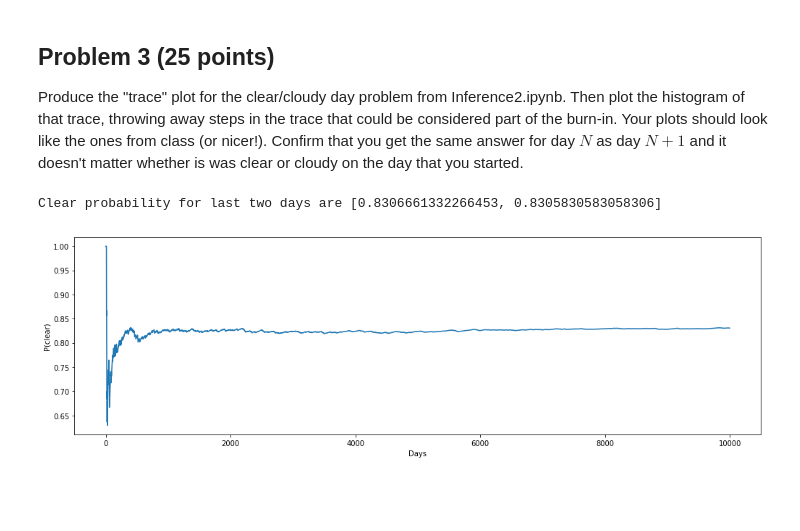
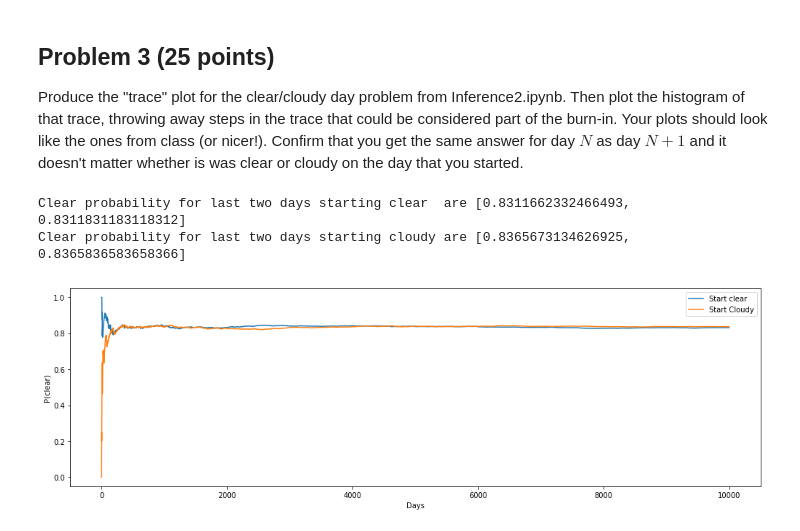
Before and after one commit to PHYST480/homeworks-pranphy, a Jupyter notebook: PHYST480-F18-HW2-PrakashGautam.ipynb, the cells around one changed output. Drawn from its saved outputs; the diff is of its cells as text; code cells hidden in the pictures; blank space fills up the shorter version.

```diff
--- a/PHYST480-F18-HW2-PrakashGautam.ipynb
+++ b/PHYST480-F18-HW2-PrakashGautam.ipynb
@@ -67,45 +72,3 @@ Produce the "trace" plot for the clear/cloudy day problem from Inference2.ipynb.
 class Weather(Enum):
     CLOUDY = 0
     CLEAR  = 1
-# %%
-start_with =  Weather.CLEAR
-weather_progression = [start_with] # first day of weather
-
-total_days = 10_000
-
-for day in range(total_days):
-    toss = np.random.random(1)
-    # last value of the weather_progression is today's predicted yesterday
-    today = weather_progression[-1]
-    tomorrow = None # We don't know tomorrow's weather yet, lets find out
-
-    # tomorrow will be cloudy if and only if
-    # i)  today is clear and toss gives < 0.1 or
-    # ii) today is cloudy and toss gives < 0.5
-    # tomorrow = Weather.CLOUDY if (today == Weather.CLEAR and toss < 0.1) or (today == Weather.CLOUDY and toss < 0.5) else Weather.CLEAR
-    # Lets write extended if else for clarity
-
-    if today == Weather.CLOUDY:
-        if toss <= 0.5:
-            tomorrow = Weather.CLEAR
-        else:
-            tomorrow = Weather.CLOUDY
-    elif today == Weather.CLEAR:
-        if toss <=.1:
-            tomorrow = Weather.CLOUDY
-        else:
-            tomorrow = Weather.CLEAR
-
-    weather_progression.append(tomorrow)
-
-# take first x values for weather_progression, count clear days, divide by no of days
-clear_prob = [weather_progression[:x].count(Weather.CLEAR)/x for x in range(1,total_days)]
-print(f'Clear probability for last two days are {clear_prob[-2:]}')
-
-plt.xlabel('Days')
-plt.ylabel('P(clear)')
-plt.plot(clear_prob)
-plt.show()
-# %% [output]
-Clear probability for last two days are [0.8306661332266453, 0.8305830583058306]
-[figure, removed]
@@ -112 +88,24 @@ Clear probability for last two days are [0.8306661332266453, 0.8305830583058306]
+# %%
+predict_days = 10_000
+weather_start_clear = get_weather_progression(start_with=Weather.CLEAR,total_days=predict_days)
+# take first x values for weather_progression, count clear days, divide by no of days
+clear_prob_start_clear = [weather_start_clear[:x].count(Weather.CLEAR)/x for x in range(1,predict_days)]
+
+weather_start_cloudy = get_weather_progression(start_with=Weather.CLOUDY,total_days=predict_days)
+# take first x values for weather_progression, count clear days, divide by no of days
+clear_prob_start_cloudy = [weather_start_cloudy[:x].count(Weather.CLEAR)/x for x in range(1,predict_days)]
+
+plt.plot(clear_prob_start_clear,label='Start clear')
+plt.plot(clear_prob_start_cloudy,label='Start Cloudy')
+
+print(f'Clear probability for last two days starting clear  are {clear_prob_start_clear[-2:]}')
+print(f'Clear probability for last two days starting cloudy are {clear_prob_start_cloudy[-2:]}')
+
+plt.xlabel('Days')
+plt.ylabel('P(clear)')
+__ = plt.legend()
+# %% [output]
+Clear probability for last two days starting clear  are [0.8311662332466493, 0.8311831183118312]
+Clear probability for last two days starting cloudy are [0.8365673134626925, 0.8365836583658366]
+[figure, added]
 # %% [markdown]
```
Also changed, not shown: parts of 8 cells of this notebook.
